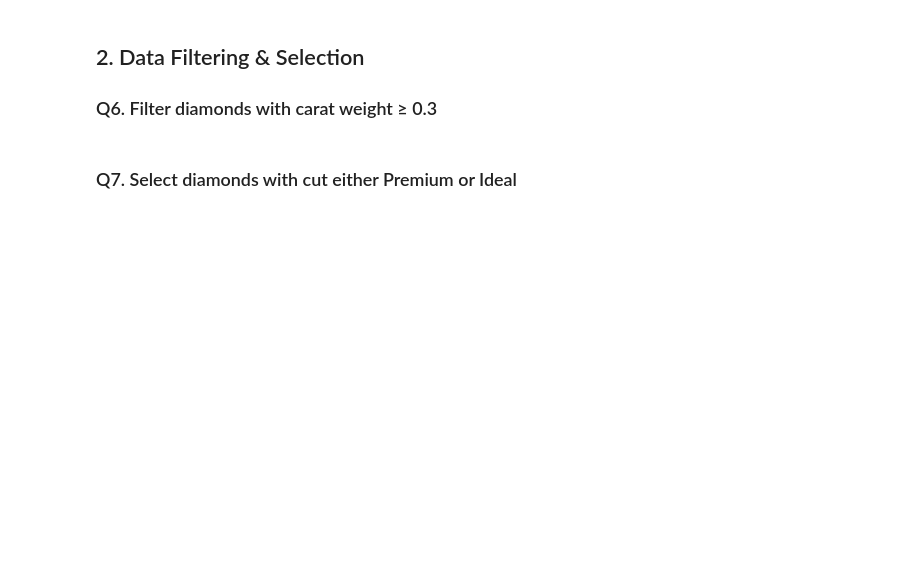
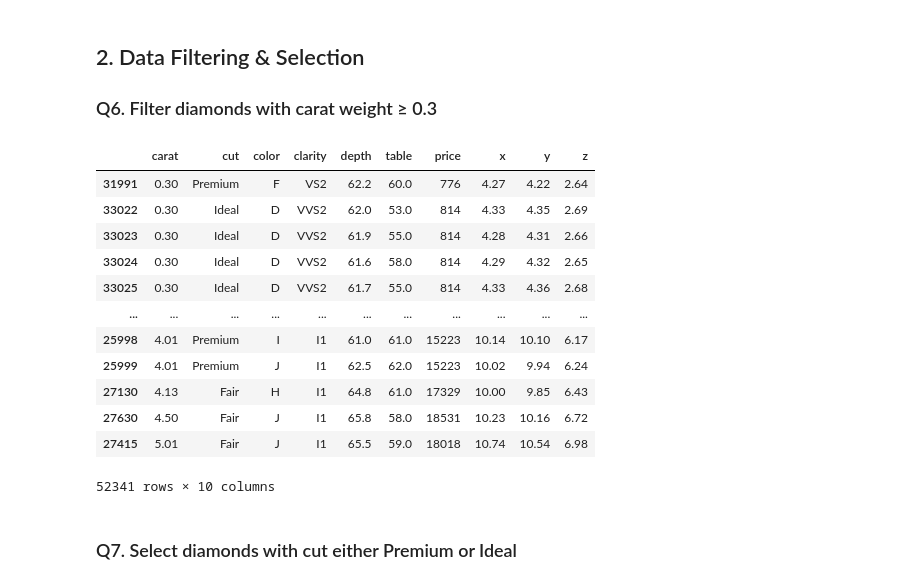
Before and after one commit to Shrikantlala24/Pandas, a Jupyter notebook: Diamonds_Pandas_Practice.ipynb, the cells around one changed output. Saved outputs shown, nothing was run; the diff lists cells and outputs as text; code cells hidden in the pictures; blank space fills up the shorter version.

```diff
--- a/Diamonds_Pandas_Practice.ipynb
+++ b/Diamonds_Pandas_Practice.ipynb
@@ -98,7 +107,23 @@ Name: count, dtype: int64
 ## 2. Data Filtering & Selection
 ### Q6. Filter diamonds with carat weight ≥ 0.3
 # %%
-# Q6 – Your code here
+mask = diamonds.carat >= 0.3
+diamonds[mask].sort_values('carat')
+# ! if carat is same in multiple rows, then sorting is done based on index values
+# %% [output]
+|  | carat | cut | color | clarity | depth | table | price | x | y | z |
+| 31991 | 0.30 | Premium | F | VS2 | 62.2 | 60.0 | 776 | 4.27 | 4.22 | 2.64 |
+| 33022 | 0.30 | Ideal | D | VVS2 | 62.0 | 53.0 | 814 | 4.33 | 4.35 | 2.69 |
+| 33023 | 0.30 | Ideal | D | VVS2 | 61.9 | 55.0 | 814 | 4.28 | 4.31 | 2.66 |
+| 33024 | 0.30 | Ideal | D | VVS2 | 61.6 | 58.0 | 814 | 4.29 | 4.32 | 2.65 |
+| 33025 | 0.30 | Ideal | D | VVS2 | 61.7 | 55.0 | 814 | 4.33 | 4.36 | 2.68 |
+| ... | ... | ... | ... | ... | ... | ... | ... | ... | ... | ... |
+| 25998 | 4.01 | Premium | I | I1 | 61.0 | 61.0 | 15223 | 10.14 | 10.10 | 6.17 |
+| 25999 | 4.01 | Premium | J | I1 | 62.5 | 62.0 | 15223 | 10.02 | 9.94 | 6.24 |
+| 27130 | 4.13 | Fair | H | I1 | 64.8 | 61.0 | 17329 | 10.00 | 9.85 | 6.43 |
+| 27630 | 4.50 | Fair | J | I1 | 65.8 | 58.0 | 18531 | 10.23 | 10.16 | 6.72 |
+| 27415 | 5.01 | Fair | J | I1 | 65.5 | 59.0 | 18018 | 10.74 | 10.54 | 6.98 |
+52341 rows × 10 columns
 # %% [markdown]
 ### Q7. Select diamonds with cut either Premium or Ideal
 # %%
```
Also changed, not shown: parts of 20 cells of this notebook.
